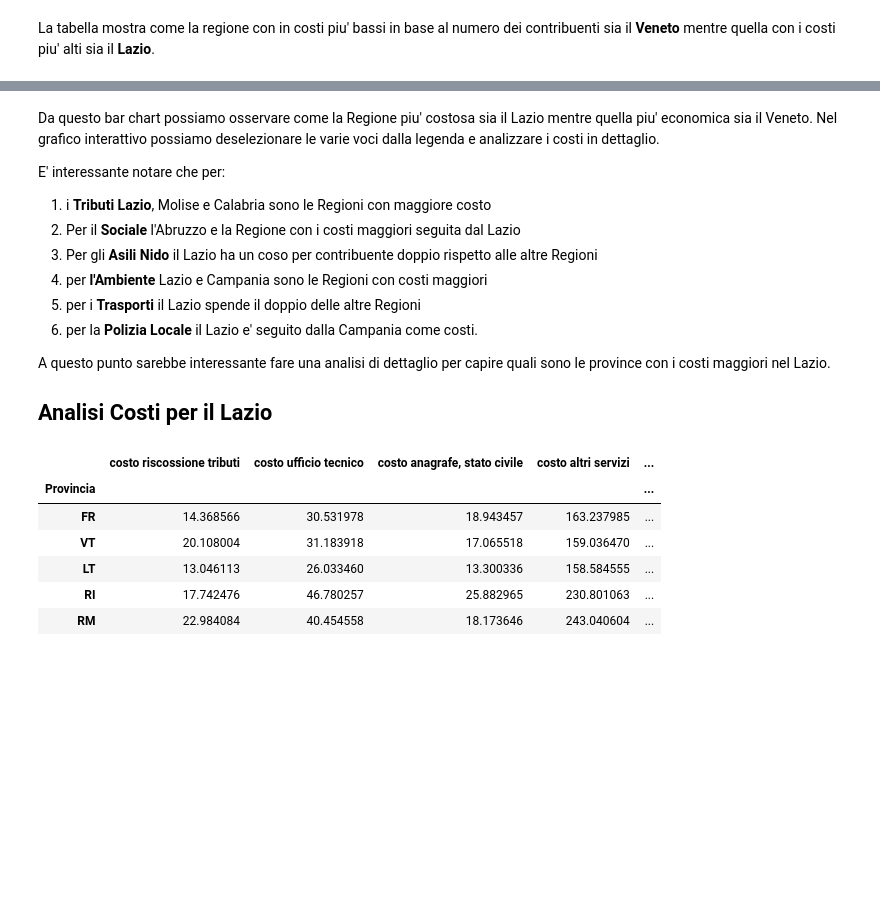
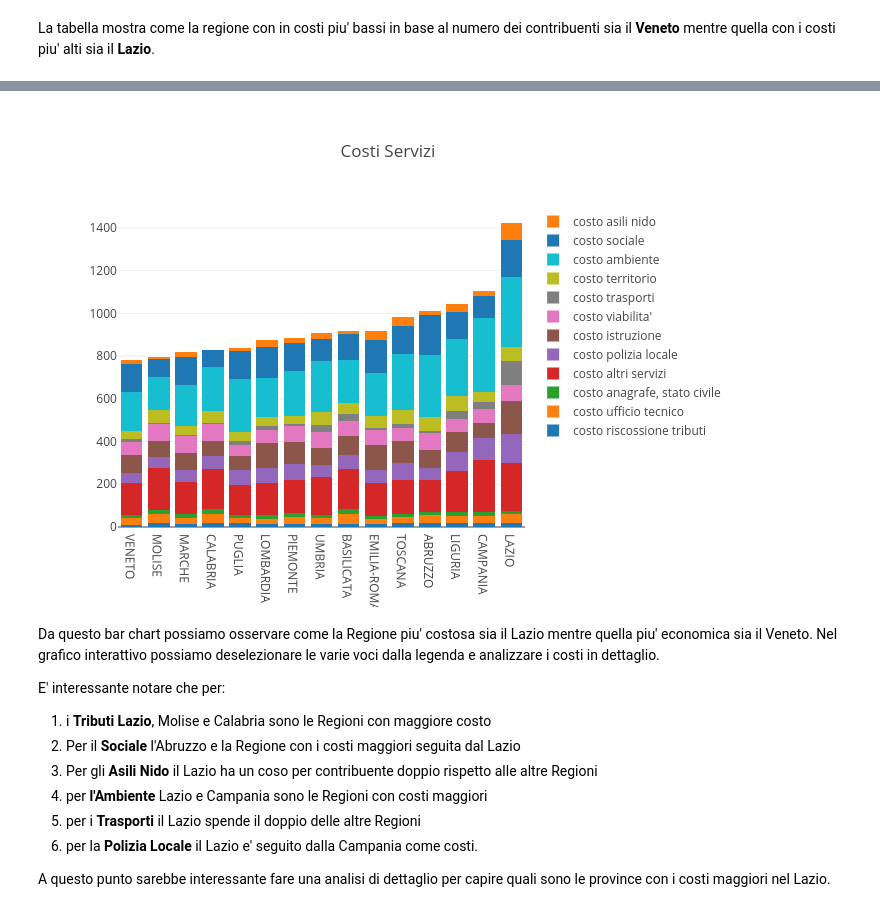
Before and after one commit to teamdigitale/daf-data-science, a Jupyter notebook: opencivitas/analisi costi servizi regioni.ipynb, the cells around one changed output, grey strips where cells are left out. Saved outputs shown, nothing was run; the diff lists cells and outputs as text; code cells hidden in the pictures; blank space fills up the shorter version.

Commit message:
add images

```diff
--- a/opencivitas/analisi costi servizi regioni.ipynb
+++ b/opencivitas/analisi costi servizi regioni.ipynb
@@ -87,29 +89,35 @@ La tabella mostra come la regione con in costi piu' bassi in base al numero dei
 # %%
 data = []
 
-for c in df_costi_medi_per_regione.columns[:-1]:
+for c in df_costi_medi.columns[:-1]:
     trace = go.Bar(
-        x = df_costi_medi_per_regione.index.values,
-        y = df_costi_medi_per_regione[c],
+        x = df_costi_medi.index.values,
+        y = df_costi_medi[c],
         name = c
     )
     data.append(trace)
 
 layout = go.Layout(
     barmode='stack',
     title = 'Costi Servizi'
 )
 
 fig = go.Figure(data=data, layout=layout)
 py.iplot(fig)
 
 # path = py.plot(fig, include_plotlyjs=True, auto_open=False)
 # from IPython.core.display import HTML
 # with open(path.replace('file://',''),'r') as f:
 #     h = HTML(f.read())
 # display(h)
+
+fig_path = 'imgs/costi_servizi.png'
+py_on.image.save_as(fig, filename=fig_path)
+x = Image(fig_path)
+display(x)
 # %% [output]
 [interactive output not drawn]
+[figure, added]
 # %% [markdown]
 Da questo bar chart possiamo osservare come la Regione piu' costosa sia il Lazio mentre quella piu' economica sia il Veneto. Nel grafico interattivo possiamo deselezionare le varie voci dalla legenda e analizzare i costi in dettaglio.
 
@@ -123,37 +131,28 @@ E' interessante notare che per:
 6. per la **Polizia Locale** il Lazio e' seguito dalla Campania come costi.
 
 A questo punto sarebbe interessante fare una analisi di dettaglio per capire quali sono le province con i costi maggiori nel Lazio.
-
-## Analisi Costi per il Lazio
 # %%
-df_lazio = df[df['Regione'] == 'LAZIO']
+def analisi_provincia(df, name):
+    df_regione = df[df['Regione'] == name]
 
-#group by Provincia
-df_lazio_prov = df_lazio.groupby(["Provincia"]).sum()
+    #group by Provincia
+    df_regione_prov = df_regione.groupby(["Provincia"]).sum()
 
-# select the columns
-dimensioni = ['tot_contribuenti']
-costi_columns = [c for c in df.columns if c.startswith('costo')]
-costi_columns.remove('costo spesa totale')
+    # select the columns
+    dimensioni = ['tot_contribuenti']
+    costi_columns = [c for c in df.columns if c.startswith('costo')]
+    costi_columns.remove('costo spesa totale')
 
-# #apply the selection
-df_lazio_prov = df_lazio_prov[costi_columns + dimensioni]
+    # #apply the selection
+    df_regione_prov = df_regione_prov[costi_columns + dimensioni]
 
-# divide the cost values for the number of tax payers
-df_lazio_prov_media = df_lazio_prov.copy()
-df_lazio_prov_media[costi_columns] = df_lazio_prov_media[costi_columns].div(df_lazio_prov_media['tot_contribuenti'], axis='index')
+    # divide the cost values for the number of tax payers
+    df_regione_prov_media = df_regione_prov.copy()
+    df_regione_prov_media[costi_columns] = df_regione_prov_media[costi_columns].div(df_regione_prov_media['tot_contribuenti'], axis='index')
 
-df_lazio_prov_media = df_lazio_prov_media.drop('tot_contribuenti', axis=1)
-df_lazio_prov_media['costo spesa totale'] = df_lazio_prov_media[costi_columns].sum(axis=1)
-df_lazio_prov_media = df_lazio_prov_media.sort_values('costo spesa totale')
+    df_regione_prov_media = df_regione_prov_media.drop('tot_contribuenti', axis=1)
+    df_regione_prov_media['costo spesa totale'] = df_regione_prov_media[costi_columns].sum(axis=1)
+    df_regione_prov_media = df_regione_prov_media.sort_values('costo spesa totale')
 
-costi_columns.append('costo spesa totale')
-df_lazio_prov_media
+    costi_columns.append('costo spesa totale')
+    return df_regione_prov_media
-# %% [output]
-|  | costo riscossione tributi | costo ufficio tecnico | costo anagrafe, stato civile | costo altri servizi | ... |
-| Provincia |  |  |  |  | ... |
-| FR | 14.368566 | 30.531978 | 18.943457 | 163.237985 | ... |
-| VT | 20.108004 | 31.183918 | 17.065518 | 159.036470 | ... |
-| LT | 13.046113 | 26.033460 | 13.300336 | 158.584555 | ... |
-| RI | 17.742476 | 46.780257 | 25.882965 | 230.801063 | ... |
-| RM | 22.984084 | 40.454558 | 18.173646 | 243.040604 | ... |
```
Also changed, not shown: parts of 6 cells of this notebook, 5 other files.
